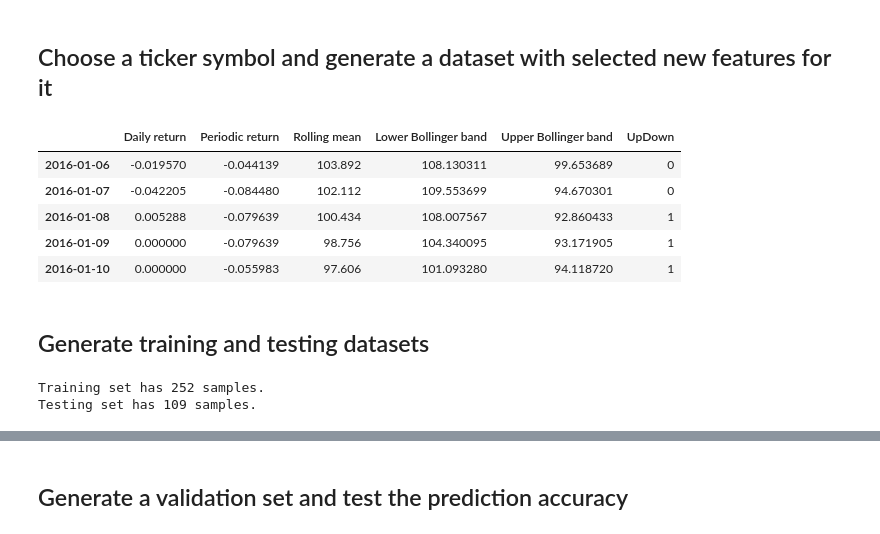
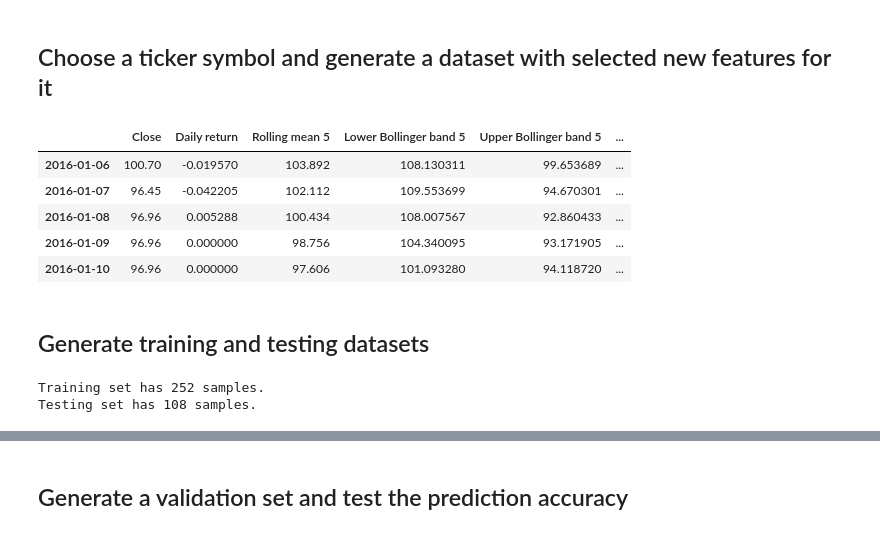
Before and after one commit to iamandicip/ml_projects, a Jupyter notebook: capstone_project/stock_market_forecast.ipynb, the cells around one changed output, grey strips where cells are left out. Drawn from its saved outputs; the diff is of its cells as text; code cells hidden in the pictures.

Commit message:
improvements in predictions according to data looked into the future as the target

```diff
--- a/capstone_project/stock_market_forecast.ipynb
+++ b/capstone_project/stock_market_forecast.ipynb
@@ -152,26 +152,27 @@ Name: 2016-12-31 00:00:00, dtype: float64
 # %%
 #create a dataset for AAPL
 symbol = tickers[0]
 window = 5
+look_ahead = 1
 start_date = datetime.datetime(2016, 1, 1)
 end_date = datetime.datetime(2016, 12, 31)
 
-dataset = su.preprocess_data(symbol, window, start_date, end_date)
+dataset = su.preprocess_data(symbol, window, look_ahead, start_date, end_date)
 
 dataset.head()
 # %% [output]
-|  | Daily return | Periodic return | Rolling mean | Lower Bollinger band | Upper Bollinger band | UpDown |
-| 2016-01-06 | -0.019570 | -0.044139 | 103.892 | 108.130311 | 99.653689 | 0 |
-| 2016-01-07 | -0.042205 | -0.084480 | 102.112 | 109.553699 | 94.670301 | 0 |
-| 2016-01-08 | 0.005288 | -0.079639 | 100.434 | 108.007567 | 92.860433 | 1 |
-| 2016-01-09 | 0.000000 | -0.079639 | 98.756 | 104.340095 | 93.171905 | 1 |
-| 2016-01-10 | 0.000000 | -0.055983 | 97.606 | 101.093280 | 94.118720 | 1 |
+|  | Close | Daily return | Rolling mean 5 | Lower Bollinger band 5 | Upper Bollinger band 5 | ... |
+| 2016-01-06 | 100.70 | -0.019570 | 103.892 | 108.130311 | 99.653689 | ... |
+| 2016-01-07 | 96.45 | -0.042205 | 102.112 | 109.553699 | 94.670301 | ... |
+| 2016-01-08 | 96.96 | 0.005288 | 100.434 | 108.007567 | 92.860433 | ... |
+| 2016-01-09 | 96.96 | 0.000000 | 98.756 | 104.340095 | 93.171905 | ... |
+| 2016-01-10 | 96.96 | 0.000000 | 97.606 | 101.093280 | 94.118720 | ... |
 # %% [markdown]
 ## Generate training and testing datasets
 # %%
 from sklearn.model_selection import train_test_split
 
-data = dataset.drop(labels=['UpDown','Periodic return','Rolling mean','Lower Bollinger band','Upper Bollinger band'], axis=1)
+data = dataset.drop(labels=['UpDown', 'Future Price'], axis=1)
 target = dataset['UpDown']
 X_train, X_test, y_train, y_test = train_test_split(data, target, test_size=0.3, random_state=42)
 
@@ -179,7 +180,7 @@ print ('Training set has {0} samples.'.format(X_train.shape[0]))
 print ('Testing set has {0} samples.'.format(X_test.shape[0]))
 # %% [output]
 Training set has 252 samples.
-Testing set has 109 samples.
+Testing set has 108 samples.
 # %%
 from sklearn.linear_model import SGDClassifier
 from sklearn.naive_bayes import GaussianNB
```
Also changed, not shown: parts of 3 cells of this notebook, 1 other file.
